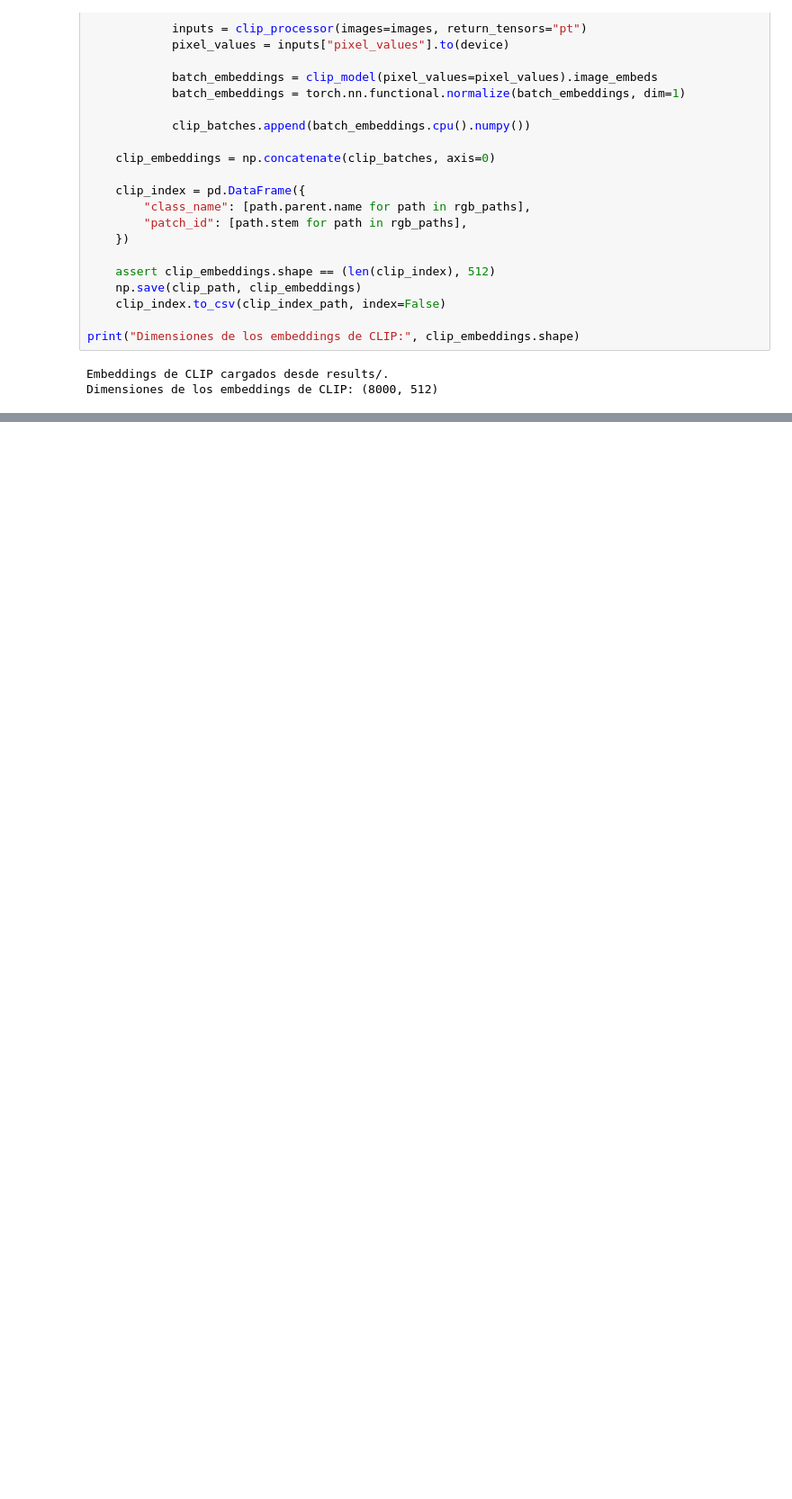
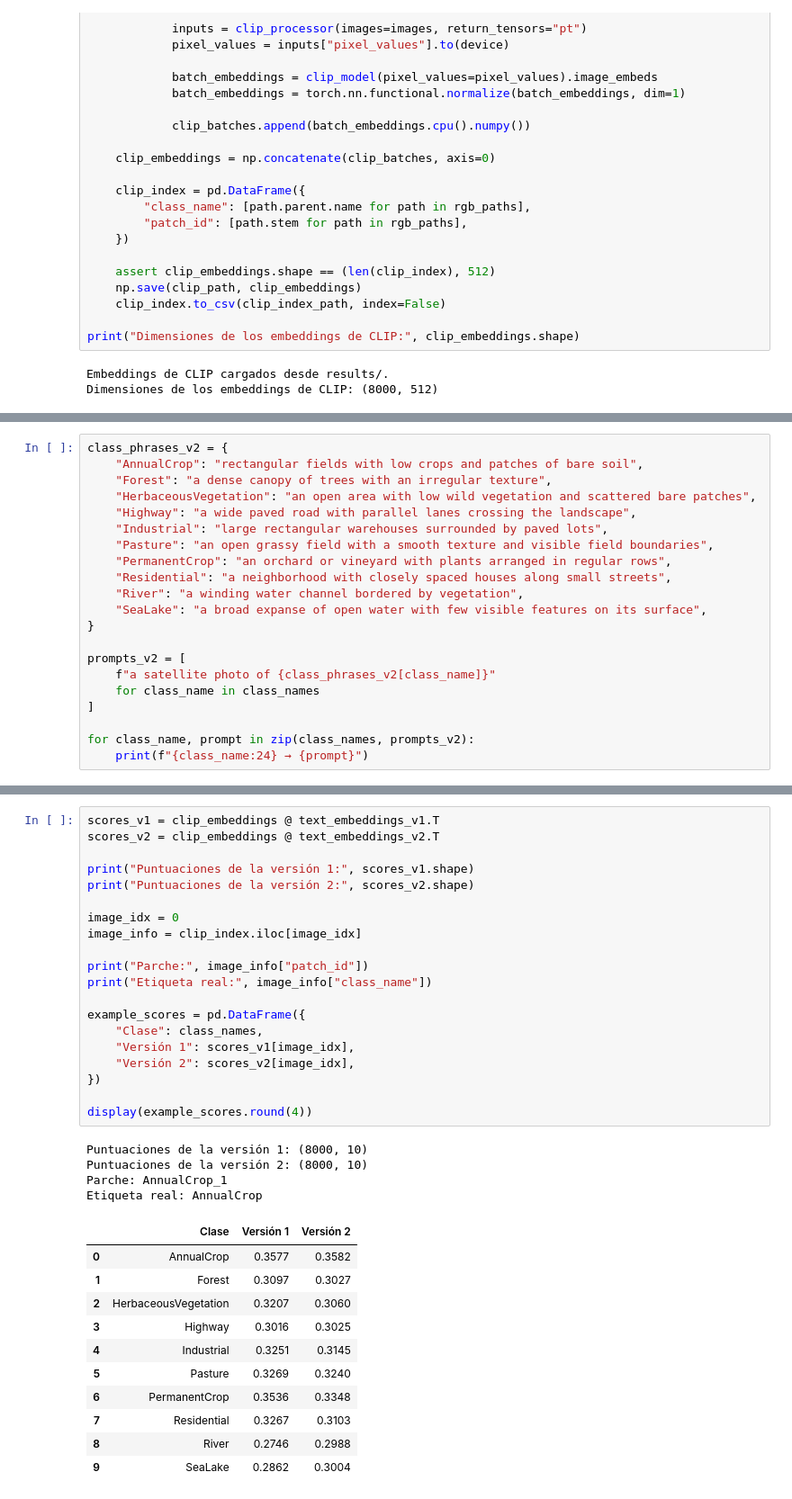
Before and after one commit to anton-p0g/Proyecto-AAPI, a Jupyter notebook: Ojo_en_orbita.ipynb, the cells around one changed output, grey strips where cells are left out. Shown at 90% size. Saved outputs shown, nothing was run; the diff lists cells and outputs as text; blank space fills up the shorter version.

```diff
--- a/Ojo_en_orbita.ipynb
+++ b/Ojo_en_orbita.ipynb
@@ -565,0 +630,21 @@ Dimensiones de los embeddings de CLIP: (8000, 512)
+# %%
+class_phrases_v2 = {
+    "AnnualCrop": "rectangular fields with low crops and patches of bare soil",
+    "Forest": "a dense canopy of trees with an irregular texture",
+    "HerbaceousVegetation": "an open area with low wild vegetation and scattered bare patches",
+    "Highway": "a wide paved road with parallel lanes crossing the landscape",
+    "Industrial": "large rectangular warehouses surrounded by paved lots",
+    "Pasture": "an open grassy field with a smooth texture and visible field boundaries",
+    "PermanentCrop": "an orchard or vineyard with plants arranged in regular rows",
+    "Residential": "a neighborhood with closely spaced houses along small streets",
+    "River": "a winding water channel bordered by vegetation",
+    "SeaLake": "a broad expanse of open water with few visible features on its surface",
+}
+
+prompts_v2 = [
+    f"a satellite photo of {class_phrases_v2[class_name]}"
+    for class_name in class_names
+]
+
+for class_name, prompt in zip(class_names, prompts_v2):
+    print(f"{class_name:24} → {prompt}")
@@ -565,0 +708,36 @@ Dimensiones de los embeddings de CLIP: (8000, 512)
+# %%
+scores_v1 = clip_embeddings @ text_embeddings_v1.T
+scores_v2 = clip_embeddings @ text_embeddings_v2.T
+
+print("Puntuaciones de la versión 1:", scores_v1.shape)
+print("Puntuaciones de la versión 2:", scores_v2.shape)
+
+image_idx = 0
+image_info = clip_index.iloc[image_idx]
+
+print("Parche:", image_info["patch_id"])
+print("Etiqueta real:", image_info["class_name"])
+
+example_scores = pd.DataFrame({
+    "Clase": class_names,
+    "Versión 1": scores_v1[image_idx],
+    "Versión 2": scores_v2[image_idx],
+})
+
+display(example_scores.round(4))
+# %% [output]
+Puntuaciones de la versión 1: (8000, 10)
+Puntuaciones de la versión 2: (8000, 10)
+Parche: AnnualCrop_1
+Etiqueta real: AnnualCrop
+|  | Clase | Versión 1 | Versión 2 |
+| 0 | AnnualCrop | 0.3577 | 0.3582 |
+| 1 | Forest | 0.3097 | 0.3027 |
+| 2 | HerbaceousVegetation | 0.3207 | 0.3060 |
+| 3 | Highway | 0.3016 | 0.3025 |
+| 4 | Industrial | 0.3251 | 0.3145 |
+| 5 | Pasture | 0.3269 | 0.3240 |
+| 6 | PermanentCrop | 0.3536 | 0.3348 |
+| 7 | Residential | 0.3267 | 0.3103 |
+| 8 | River | 0.2746 | 0.2988 |
+| 9 | SeaLake | 0.2862 | 0.3004 |
```
Also changed, not shown: parts of 12 cells of this notebook.
